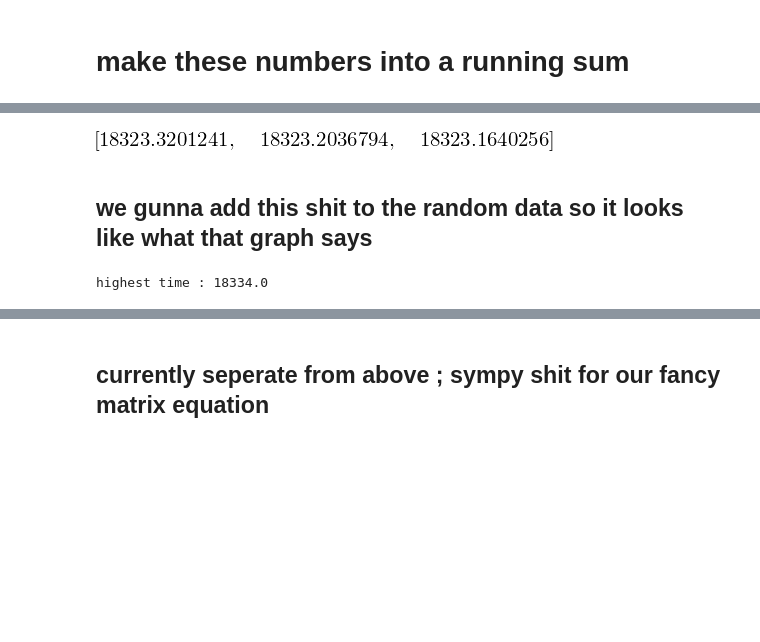
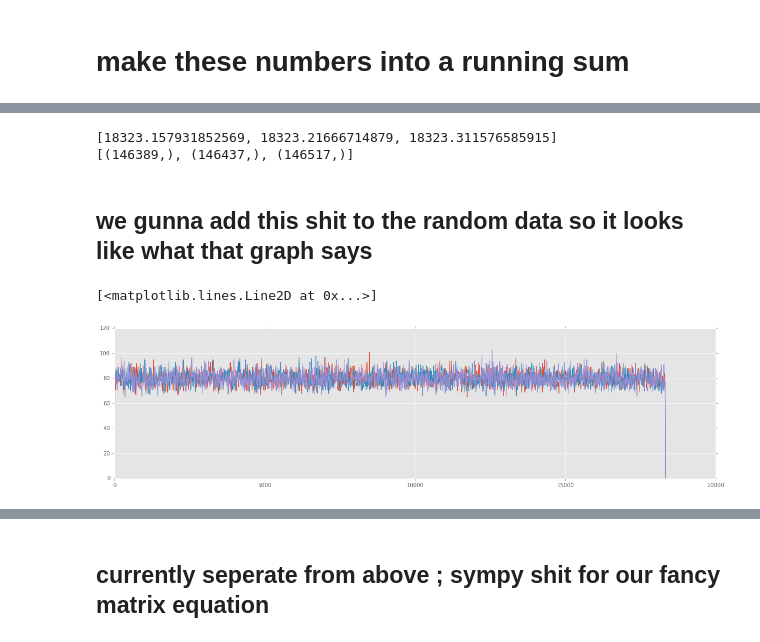
Before and after one commit to DeSistoNV/books, a Jupyter notebook: fake_balloon_datas.ipynb, the cells around one changed output, grey strips where cells are left out. Saved outputs shown, nothing was run; the diff lists cells and outputs as text; code cells hidden in the pictures; blank space fills up the shorter version.

```diff
--- a/fake_balloon_datas.ipynb
+++ b/fake_balloon_datas.ipynb
@@ -87,10 +89,15 @@ print onsetsG1
 onsetsG1 = onsetsG1[onsetsG1 < np.max(x) -10]
 onsetsG2 = onsetsG2[onsetsG2 < np.max(x) -10]
 onsetsP = onsetsP[onsetsP < np.max(x) -10]
+onsetsG1[:min(map(lambda x : x.shape[0],onsets))]
+onsetsG2[:min(map(lambda x : x.shape[0],onsets))]
+onsetsP[:min(map(lambda x : x.shape[0],onsets))]
 onsets = [onsetsG1,onsetsG2,onsetsP]
-map(max,onsets)
+print map(max,onsets)
+print map(lambda x: x.shape,onsets)
 # %% [output]
-[figure, removed]
+[18323.157931852569, 18323.21666714879, 18323.311576585915]
+[(146389,), (146437,), (146517,)]
 # %% [markdown]
 ## we gunna add this shit to the random data so it looks like what that graph says
 # %%
@@ -98,9 +105,15 @@ map(max,onsets)
 max_time = np.ceil(np.max(map(max,onsets))) + 10
 print 'highest time : {}'.format(max_time)
 
-binned = bin_onsets(onsetsG1,bin_len)
-
-x_time_points = np.arange(0,max_time,bin_len)
-y_trend = poly_y(x_time_points)
+binnedG1 = bin_onsets(onsetsG1,bin_len)
+binnedG2 = bin_onsets(onsetsG2,bin_len)
+binnedP = bin_onsets(onsetsP,bin_len)
-# %% [output]
-highest time : 18334.0
+# %%
+x_time_points = np.arange(0,max_time,bin_len)
+figure(figsize=(20,5))
+plot(x_time_points,binnedG1,lw=1)
+plot(x_time_points,binnedG2,lw=1)
+plot(x_time_points,binnedP,lw=1)
+# %% [output]
+[<matplotlib.lines.Line2D at 0x...>]
+[figure, added]
```
Also changed, not shown: parts of 18 cells of this notebook.
